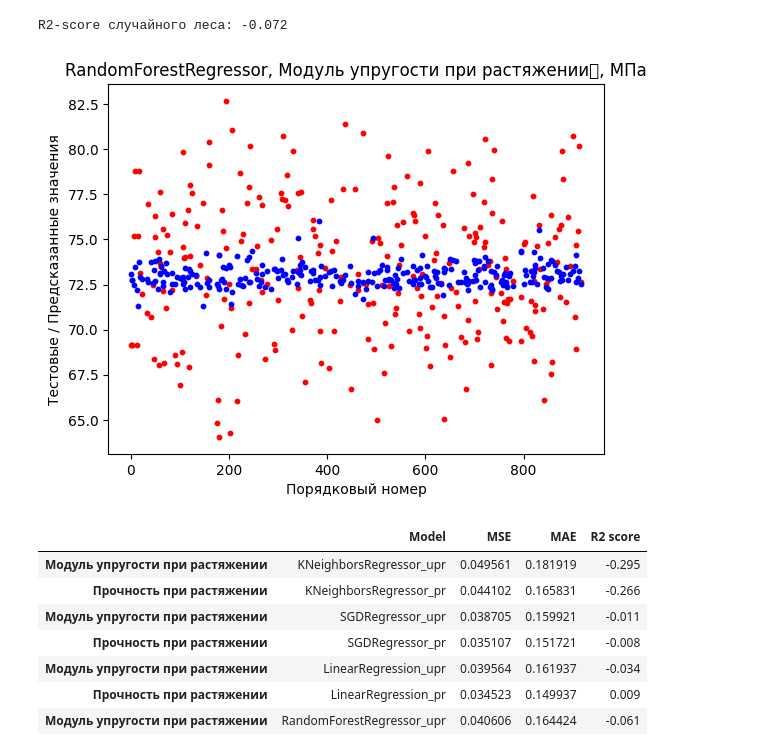
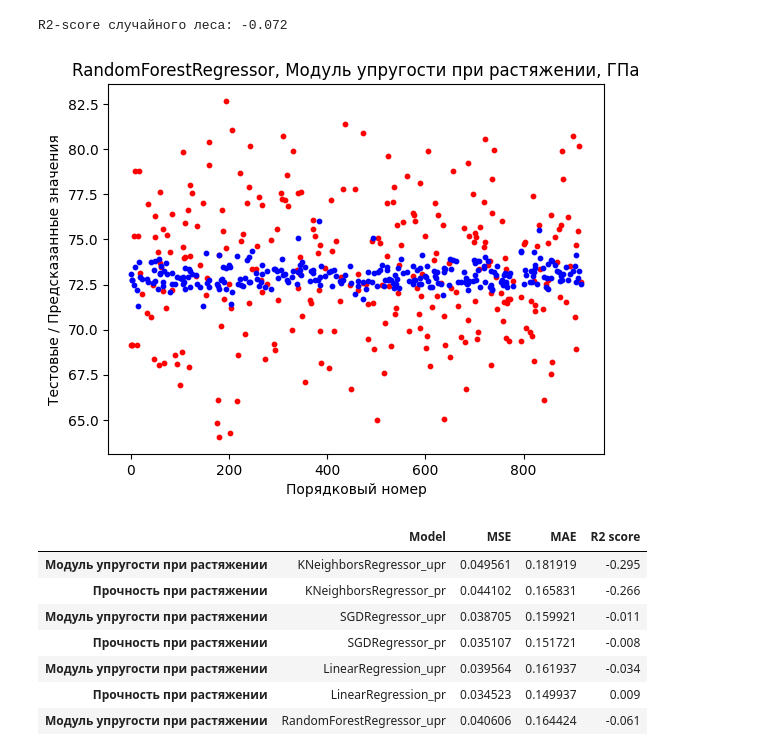
Before and after one commit to S7OV/CompoZit, a Jupyter notebook: VKR_model.ipynb, the cells around one changed output. Cells and saved outputs as stored; diff of their text form; code cells hidden in the pictures.

```diff
--- a/VKR_model.ipynb
+++ b/VKR_model.ipynb
@@ -376,13 +376,13 @@ y_pred_1 = pd.DataFrame(data=y_pred_1)
 # %%
 # Визуализация разброса предсказанных данных и тестовых данных
 plt.scatter(y_test_1.index, min_max_scaler_1.inverse_transform(y_test_1), c = 'r', s = 10)
 plt.scatter(y_test_1.index, min_max_scaler_1.inverse_transform(y_pred_1), c = 'b', s = 10)
 plt.xlabel('Порядковый номер')
 plt.ylabel('Тестовые / Предсказанные значения')
-plt.title('RandomForestRegressor, Модуль упругости при растяжении	, МПа')
+plt.title('RandomForestRegressor, Модуль упругости при растяжении, ГПа')
 plt.show()
 # %% [output]
-[figure, old version]
+[figure, new version]
 # %%
 rf_1_result = pd.DataFrame({
    'Model': 'RandomForestRegressor_upr',
```
Also changed, not shown: parts of 1 cell of this notebook.
